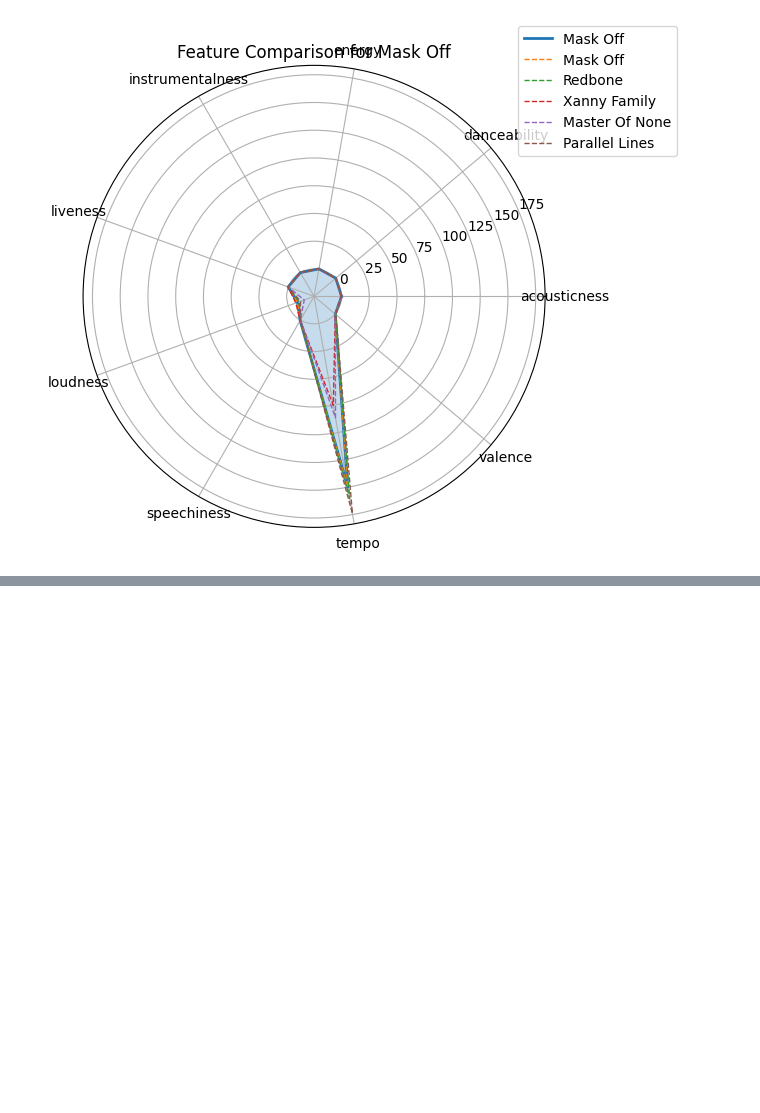
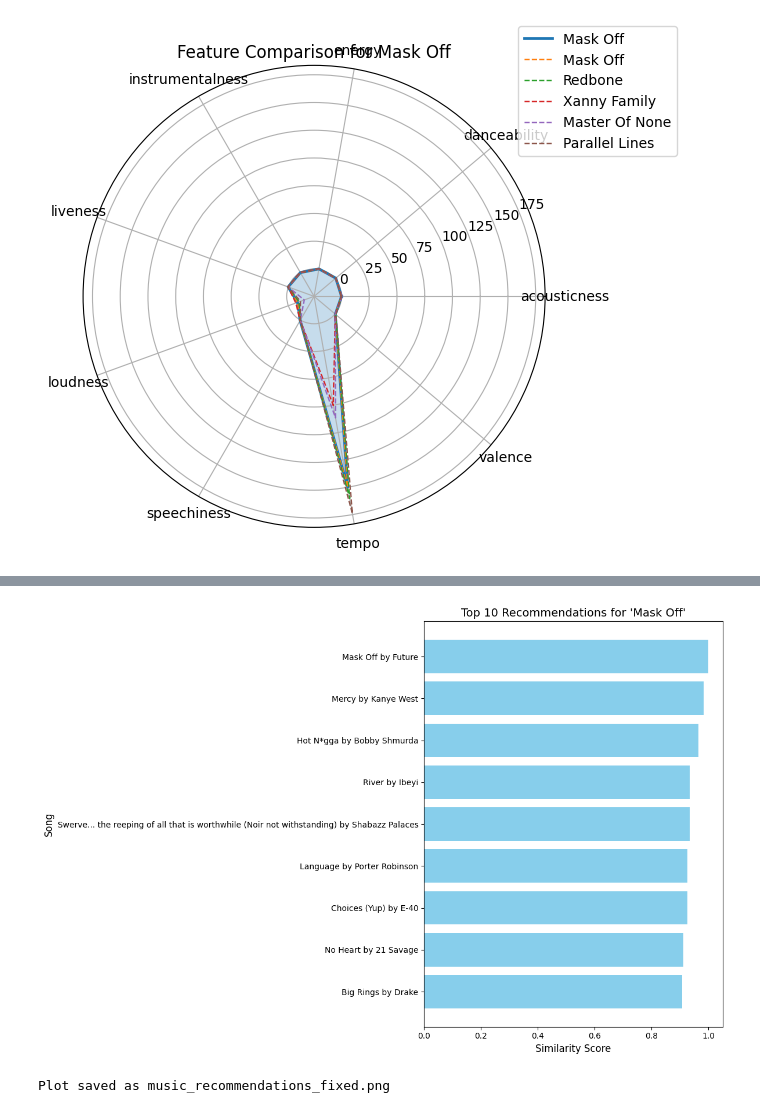
Before and after one commit to vishakha1221/datascience-practical, a Jupyter notebook: music_recomender.ipynb, the cells around one changed output, grey strips where cells are left out. Saved outputs shown, nothing was run; the diff lists cells and outputs as text; code cells hidden in the pictures; blank space fills up the shorter version.

```diff
--- a/music_recomender.ipynb
+++ b/music_recomender.ipynb
@@ -10,7 +10,7 @@ import matplotlib.pyplot as plt
 import seaborn as sns
 
 # Load the dataset
-file_path = "music.csv"
+file_path = "music (2).csv"
 df = pd.read_csv(file_path)
 # %%
 # Data preprocessing
@@ -209,3 +209,76 @@ Recommendations for 'Mask Off' by Future:
 3        7
 4        7
 [figure]
+# %%
+# import pandas as pd
+# from sklearn.preprocessing import StandardScaler
+# from sklearn.metrics.pairwise import cosine_similarity
+# import matplotlib.pyplot as plt
+
+# --- 1. Load the Dataset ---
+try:
+    file_path = "music (2).csv"
+    df = pd.read_csv(file_path)
+    print("Dataset loaded successfully.")
+except FileNotFoundError:
+    print(f"Error: The file '{file_path}' was not found. Please ensure the file is in the same directory.")
+
+# --- 2. Data Preprocessing ---
+if 'df' in locals():
+    df.dropna(inplace=True)
+
+    # --- 3. Feature Selection & Scaling ---
+    features = ['acousticness', 'danceability', 'energy', 'instrumentalness', 'liveness', 'loudness', 'speechiness', 'tempo', 'valence']
+
+    if not all(feature in df.columns for feature in features):
+        print("Error: One or more required features are missing from the dataset.")
+    else:
+        df_features = df[features]
+        scaler = StandardScaler()
+        df_scaled = scaler.fit_transform(df_features)
+        scaled_df = pd.DataFrame(df_scaled, columns=features)
+
+        # --- 4. Create the Similarity Matrix ---
+        cosine_sim = cosine_similarity(scaled_df)
+        indices = pd.Series(df.index, index=df['song_title']).drop_duplicates()
+
+        # --- 5. Corrected Recommendation Function ---
+        def recommend_songs(title, cosine_sim_matrix, df, indices):
+            if title not in indices.index:
+                print(f"'{title}' not found in the dataset.")
+                return None
+
+            # The fix: Get the first index even if multiple exist
+            idx = indices[title].iloc[0] if isinstance(indices[title], pd.Series) else indices[title]
+
+            sim_scores = list(enumerate(cosine_sim_matrix[idx]))
+            sim_scores = sorted(sim_scores, key=lambda x: x[1], reverse=True)
+
+            sim_scores = sim_scores[1:11]
+            song_indices = [i[0] for i in sim_scores]
+
+            similar_songs = df.iloc[song_indices].copy()
+            similar_songs.loc[:, 'similarity_score'] = [i[1] for i in sim_scores]
+
+            return similar_songs[['song_title', 'artist', 'similarity_score']]
+
+        # --- 6. Get and Display Recommendations ---
+        sample_song = "Mask Off"
+        recommendations = recommend_songs(sample_song, cosine_sim, df, indices)
+
+        if recommendations is not None:
+            print(f"Top 10 song recommendations for '{sample_song}':")
+            print(recommendations.to_string())
+
+            # --- 7. Plot the Results ---
+            plt.figure(figsize=(12, 8))
+            plt.barh(recommendations['song_title'] + ' by ' + recommendations['artist'], recommendations['similarity_score'], color='skyblue')
+            plt.xlabel("Similarity Score", fontsize=12)
+            plt.ylabel("Song", fontsize=12)
+            plt.title(f"Top 10 Recommendations for '{sample_song}'", fontsize=14)
+            plt.gca().invert_yaxis()
+            plt.tight_layout()
+            plt.savefig('music_recommendations_fixed.png')
+            plt.show()
+            print("Plot saved as music_recommendations_fixed.png")
+# %% [output]
@@ -211,0 +298,2 @@ Recommendations for 'Mask Off' by Future:
+[figure, added]
+Plot saved as music_recommendations_fixed.png
```
Also changed, not shown: parts of 2 cells of this notebook.
